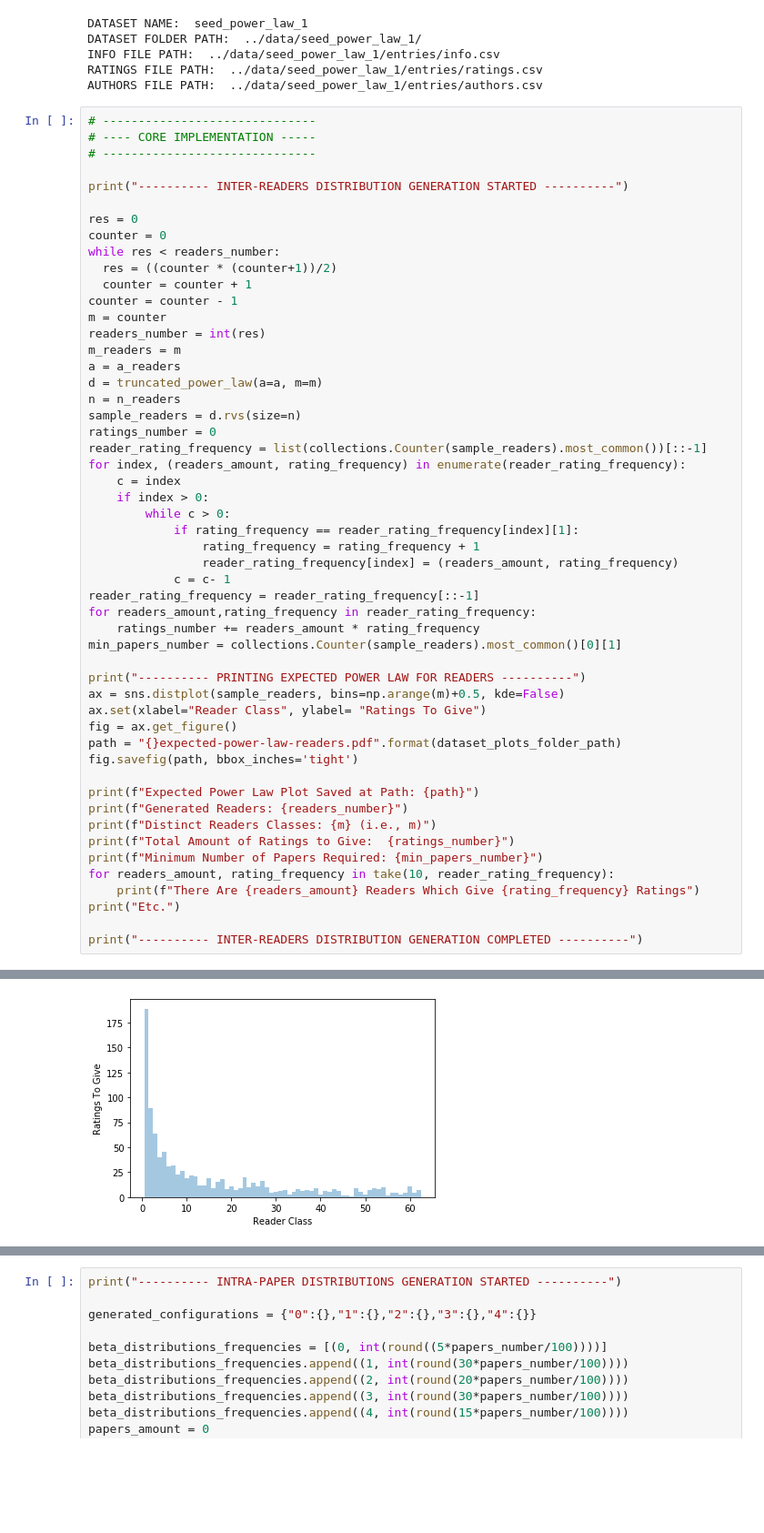
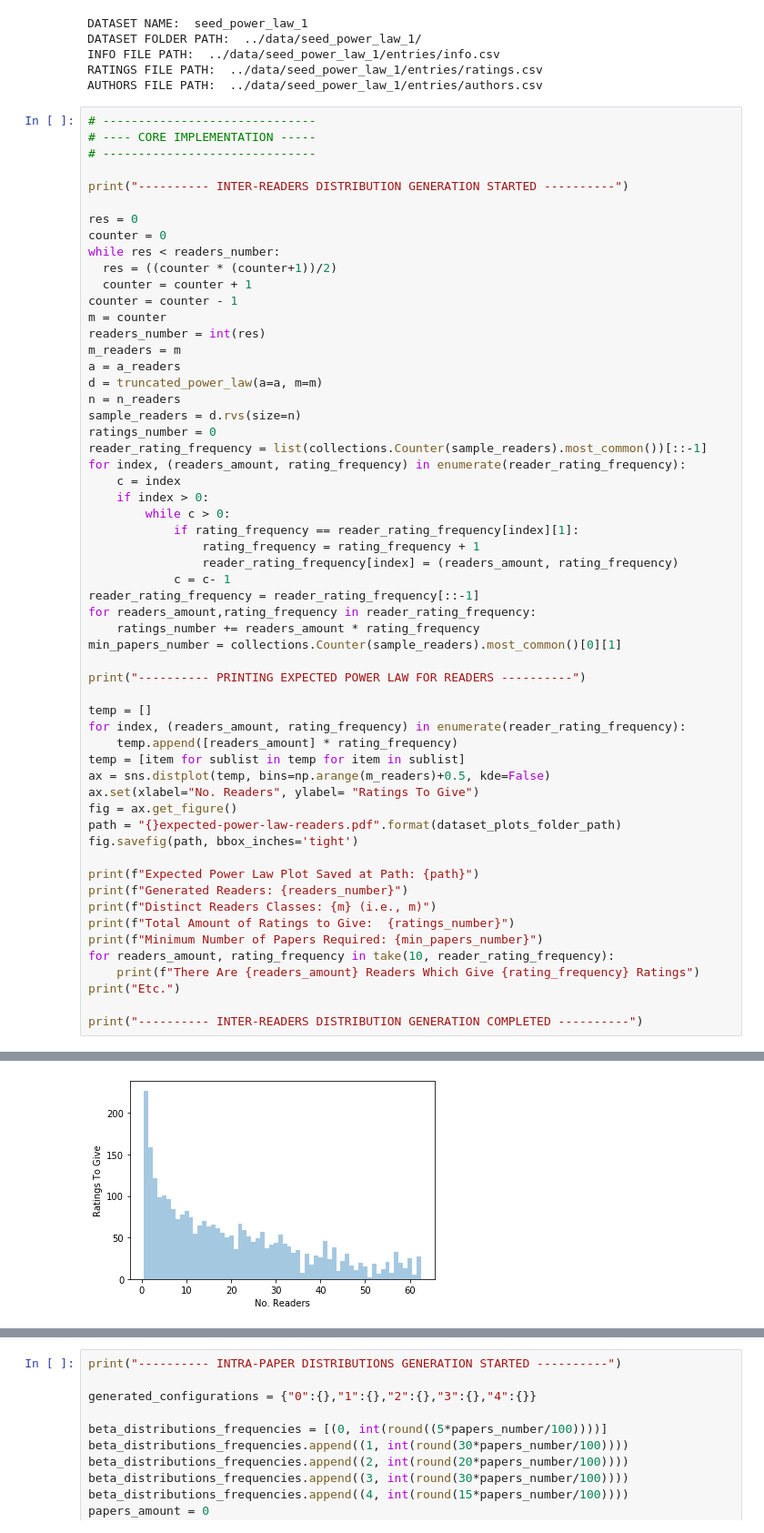
Before and after one commit to Miccighel/RS_Py, a Jupyter notebook: notebooks/Seeder.ipynb, the cells around one changed output, grey strips where cells are left out. Shown at 91% size. Drawn from its saved outputs; the diff is of its cells as text; blank space fills up the shorter version.

```diff
--- a/notebooks/Seeder.ipynb
+++ b/notebooks/Seeder.ipynb
@@ -106,8 +106,13 @@ for readers_amount,rating_frequency in reader_rating_frequency:
 min_papers_number = collections.Counter(sample_readers).most_common()[0][1]
 
 print("---------- PRINTING EXPECTED POWER LAW FOR READERS ----------")
-ax = sns.distplot(sample_readers, bins=np.arange(m)+0.5, kde=False)
-ax.set(xlabel="Reader Class", ylabel= "Ratings To Give")
+
+temp = []
+for index, (readers_amount, rating_frequency) in enumerate(reader_rating_frequency):
+    temp.append([readers_amount] * rating_frequency)
+temp = [item for sublist in temp for item in sublist]
+ax = sns.distplot(temp, bins=np.arange(m_readers)+0.5, kde=False)
+ax.set(xlabel="No. Readers", ylabel= "Ratings To Give")
 fig = ax.get_figure()
 path = "{}expected-power-law-readers.pdf".format(dataset_plots_folder_path)
 fig.savefig(path, bbox_inches='tight')
@@ -143,6 +148,6 @@ There Are 11 Readers Which Give 75 Ratings
 Etc.
 ---------- INTER-READERS DISTRIBUTION GENERATION COMPLETED ----------
-[figure, old version]
+[figure, new version]
 # %%
 print("---------- INTER-PAPERS DISTRIBUTION GENERATION STARTED ----------")
 
```
Also changed, not shown: parts of 4 cells of this notebook, 3 other files.
